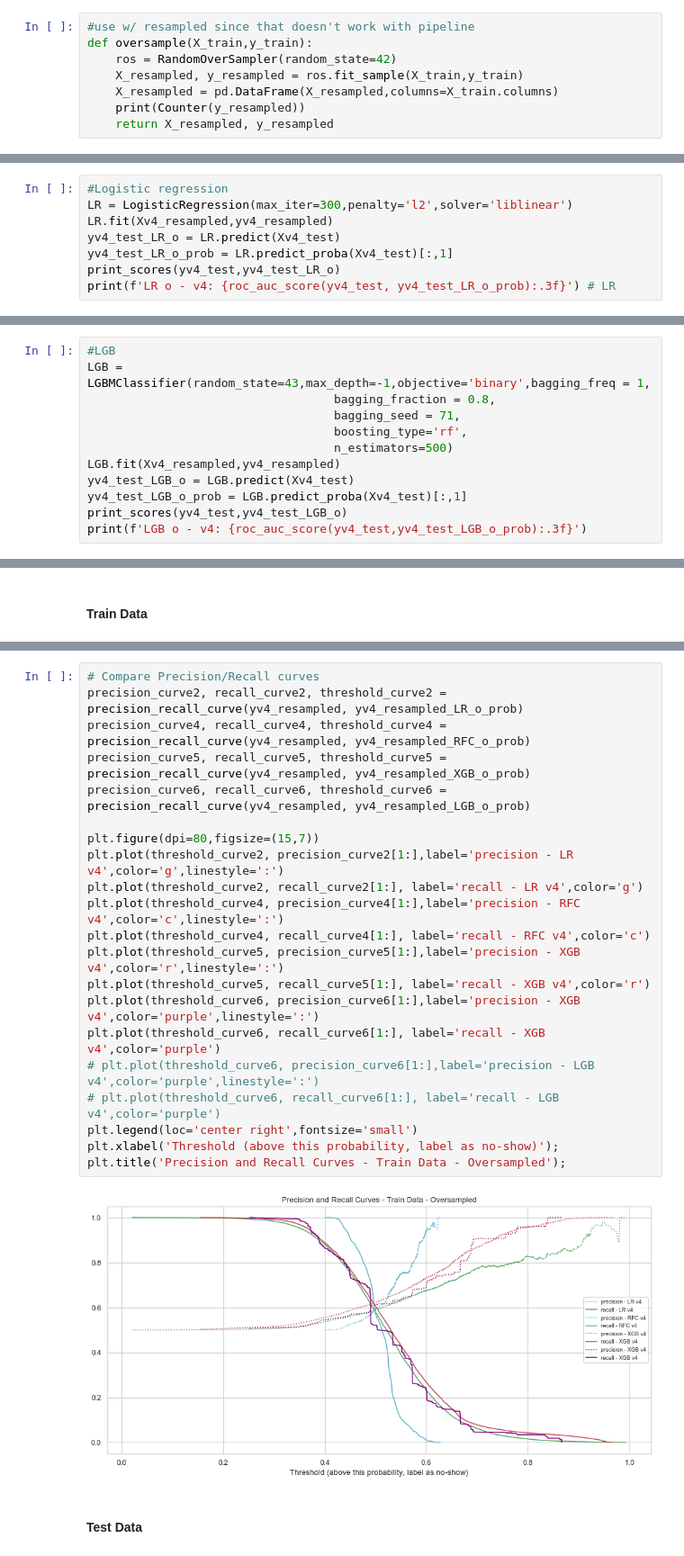
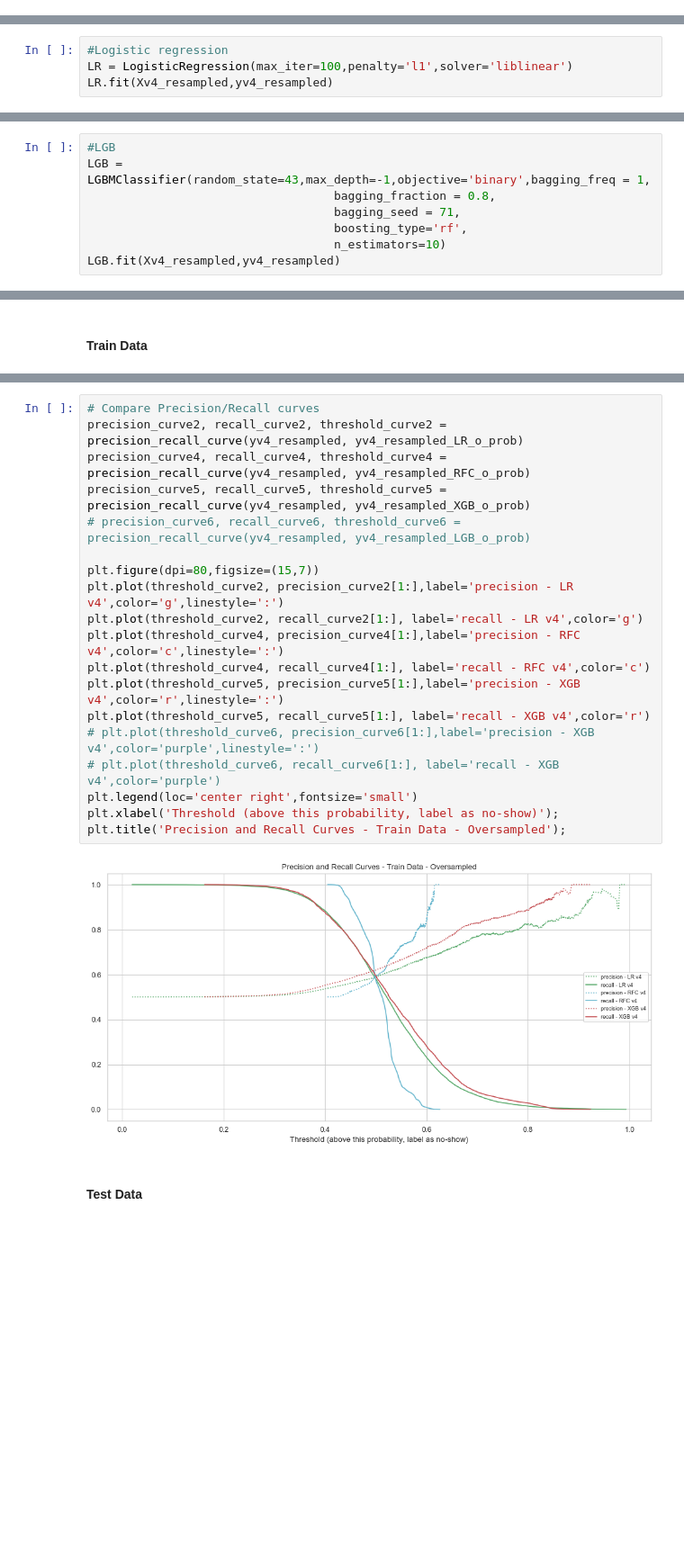
Before and after one commit to jocelynlau/metis-projects-2-5, a Jupyter notebook: project 3/5. cross-validation.ipynb, the cells around one changed output, grey strips where cells are left out. Shown: that part at 90% size. Drawn from its saved outputs; the diff is of its cells as text; blank space fills up the shorter version.

```diff
--- a/project 3/5. cross-validation.ipynb
+++ b/project 3/5. cross-validation.ipynb
@@ -291,11 +235,3 @@ def xgbgs(X_train,y_train,X_test,y_test,version):
     print('minutes:',(end-start)/60)
 
     return
-# %%
-#use w/ resampled since that doesn't work with pipeline
-def oversample(X_train,y_train):
-    ros = RandomOverSampler(random_state=42)
-    X_resampled, y_resampled = ros.fit_sample(X_train,y_train)
-    X_resampled = pd.DataFrame(X_resampled,columns=X_train.columns)
-    print(Counter(y_resampled))
-    return X_resampled, y_resampled
@@ -518,9 +408,5 @@ Counter({0: 13739, 1: 13739})
 # %%
 #Logistic regression
-LR = LogisticRegression(max_iter=300,penalty='l2',solver='liblinear')
+LR = LogisticRegression(max_iter=100,penalty='l1',solver='liblinear')
 LR.fit(Xv4_resampled,yv4_resampled)
-yv4_test_LR_o = LR.predict(Xv4_test)
-yv4_test_LR_o_prob = LR.predict_proba(Xv4_test)[:,1]
-print_scores(yv4_test,yv4_test_LR_o)
-print(f'LR o - v4: {roc_auc_score(yv4_test, yv4_test_LR_o_prob):.3f}') # LR
 # %% [output]
@@ -563,10 +447,6 @@ LGB = LGBMClassifier(random_state=43,max_depth=-1,objective='binary',bagging_fre
                                    bagging_fraction = 0.8,
                                    bagging_seed = 71,
                                    boosting_type='rf',
-                                   n_estimators=500)
+                                   n_estimators=10)
 LGB.fit(Xv4_resampled,yv4_resampled)
-yv4_test_LGB_o = LGB.predict(Xv4_test)
-yv4_test_LGB_o_prob = LGB.predict_proba(Xv4_test)[:,1]
-print_scores(yv4_test,yv4_test_LGB_o)
-print(f'LGB o - v4: {roc_auc_score(yv4_test,yv4_test_LGB_o_prob):.3f}')
 # %% [output]
@@ -655,26 +587,24 @@ NameError: name 'yv4_resampled_XGB_o_prob' is not defined
 # %%
 # Compare Precision/Recall curves
 precision_curve2, recall_curve2, threshold_curve2 = precision_recall_curve(yv4_resampled, yv4_resampled_LR_o_prob)
 precision_curve4, recall_curve4, threshold_curve4 = precision_recall_curve(yv4_resampled, yv4_resampled_RFC_o_prob)
 precision_curve5, recall_curve5, threshold_curve5 = precision_recall_curve(yv4_resampled, yv4_resampled_XGB_o_prob)
-precision_curve6, recall_curve6, threshold_curve6 = precision_recall_curve(yv4_resampled, yv4_resampled_LGB_o_prob)
+# precision_curve6, recall_curve6, threshold_curve6 = precision_recall_curve(yv4_resampled, yv4_resampled_LGB_o_prob)
 
 plt.figure(dpi=80,figsize=(15,7))
 plt.plot(threshold_curve2, precision_curve2[1:],label='precision - LR v4',color='g',linestyle=':')
 plt.plot(threshold_curve2, recall_curve2[1:], label='recall - LR v4',color='g')
 plt.plot(threshold_curve4, precision_curve4[1:],label='precision - RFC v4',color='c',linestyle=':')
 plt.plot(threshold_curve4, recall_curve4[1:], label='recall - RFC v4',color='c')
 plt.plot(threshold_curve5, precision_curve5[1:],label='precision - XGB v4',color='r',linestyle=':')
 plt.plot(threshold_curve5, recall_curve5[1:], label='recall - XGB v4',color='r')
-plt.plot(threshold_curve6, precision_curve6[1:],label='precision - XGB v4',color='purple',linestyle=':')
-plt.plot(threshold_curve6, recall_curve6[1:], label='recall - XGB v4',color='purple')
-# plt.plot(threshold_curve6, precision_curve6[1:],label='precision - LGB v4',color='purple',linestyle=':')
-# plt.plot(threshold_curve6, recall_curve6[1:], label='recall - LGB v4',color='purple')
+# plt.plot(threshold_curve6, precision_curve6[1:],label='precision - XGB v4',color='purple',linestyle=':')
+# plt.plot(threshold_curve6, recall_curve6[1:], label='recall - XGB v4',color='purple')
 plt.legend(loc='center right',fontsize='small')
 plt.xlabel('Threshold (above this probability, label as no-show)');
 plt.title('Precision and Recall Curves - Train Data - Oversampled');
 # %% [output]
-[figure, old version]
+[figure, new version]
 # %% [markdown]
 #### Test Data
 # %%
```
Also changed, not shown: parts of 44 cells of this notebook, 21 other files.
